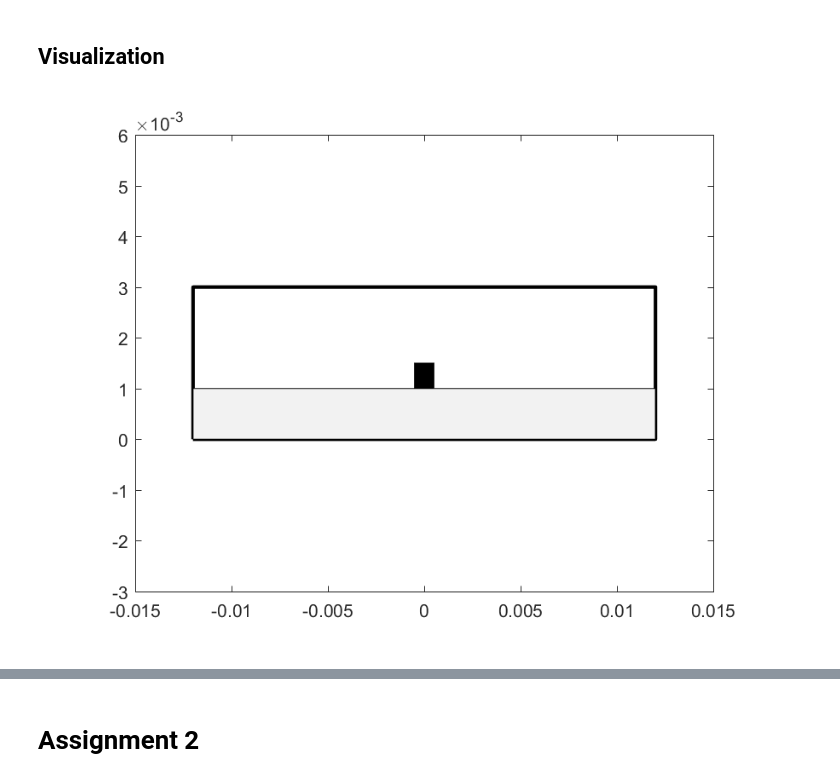
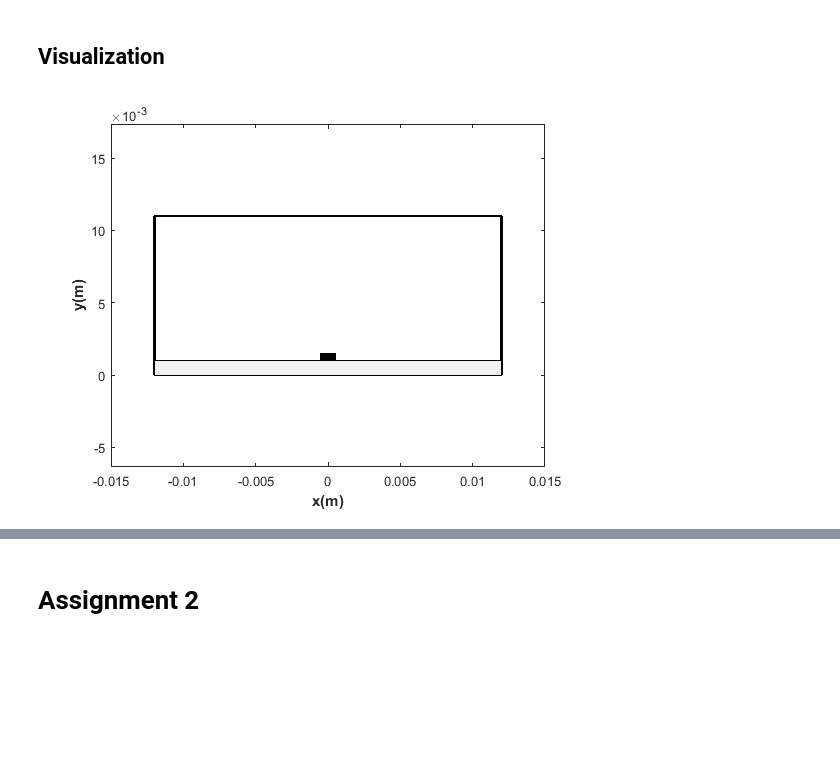
Before and after one commit to ShahnewazAhmed/Applied_EM, a Jupyter notebook: Assignment_EEE6601.ipynb, the cells around one changed output, grey strips where cells are left out. Drawn from its saved outputs; the diff is of its cells as text; code cells hidden in the pictures; blank space fills up the shorter version.

```diff
--- a/Assignment_EEE6601.ipynb
+++ b/Assignment_EEE6601.ipynb
@@ -15,7 +15,7 @@ where $\epsilon_{xj}$ and $\epsilon_{yj}$ are the relative permitivities in the
 # %%
 cm = 1e-2; % centimeter
 l = 1.2*cm; % length of the device
-h_1 = 0.2 * cm; % height of the air region
+h_1 = 1.0 * cm; % height of the air region
 h_2 = 0.1 * cm; % height of the dielectric region
 W = 0.1 * cm; % width of the microstrip
 T = 0.05*cm; % thickness of the metal strip
@@ -28,19 +28,22 @@ imatlab_export_fig('print-png')
 # %%
 H = h_1 + h_2; % total height of the microstrip
 n = 10; %number of samples
 dx = 0.05 * cm;
 %x = linspace(-l,l,n);
 X = -l:dx:l;
 Y =  0: dx: H;
 
 plot([X(1),X(1),X(end),X(end),X(1)], ...
      [Y(1),Y(end),Y(end),Y(1),Y(1)],'k', 'linewidth',2)
 patch([X(1),X(1),X(end),X(end),X(1)], [Y(1),h_2,h_2,Y(1),Y(1)], [0.95,0.95,0.95])
 patch([-W,-W,W,W,-W]/2, [h_2,h_2+T,h_2+T,h_2,h_2], 'k')
 
 axis([X(1)-0.3*cm, X(end)+0.3 *cm, Y(1)-0.3*cm, Y(end)+0.3*cm])
+xlabel('x(m)','fontweight','bold')
+ylabel('y(m)','fontweight','bold')
+axis equal
 # %% [output]
-[figure, old version]
+[figure, new version]
 # %%
 [x,y]=ndgrid(X,Y); % matlab forms χ and у lists
 tri = delaunay(x,y);
```
Also changed, not shown: parts of 7 cells of this notebook.
